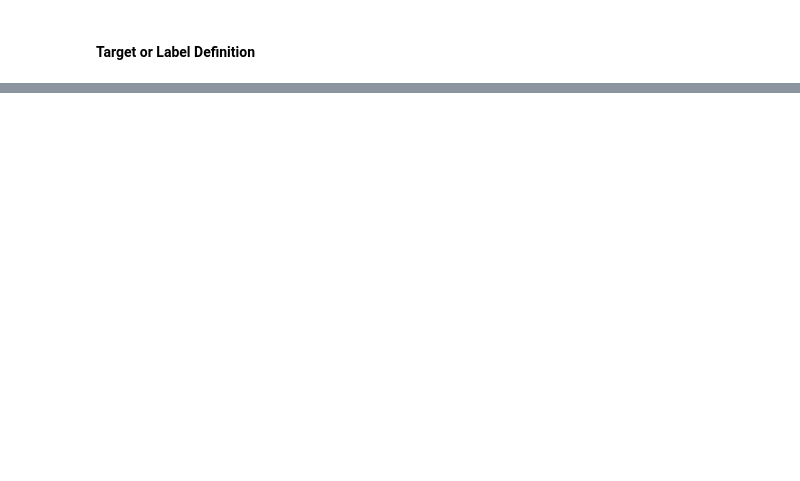
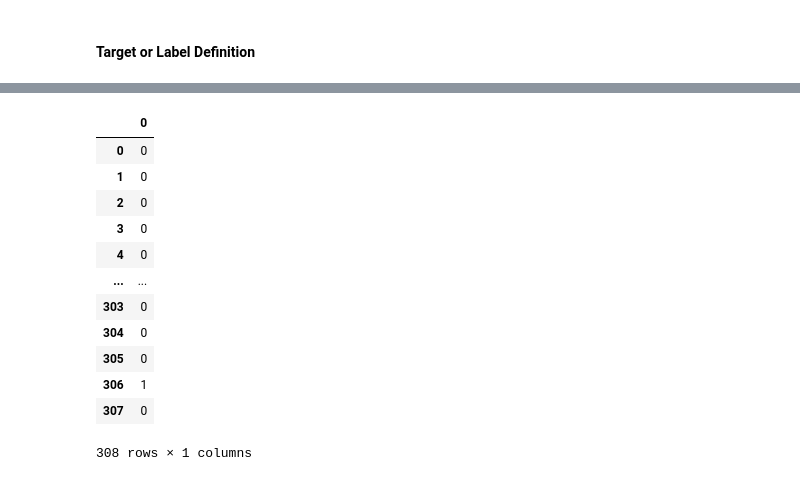
Before and after one commit to fbristotti/cqf, a Jupyter notebook: exam3/exam3.ipynb, the cells around one changed output, grey strips where cells are left out. Drawn from its saved outputs; the diff is of its cells as text; code cells hidden in the pictures; blank space fills up the shorter version.

```diff
--- a/exam3/exam3.ipynb
+++ b/exam3/exam3.ipynb
@@ -180,0 +220,18 @@ $$
+# %%
+y_pred = classifier.predict(X_test)
+# %%
+pd.DataFrame(data=y_pred)
+# %% [output]
+|  | 0 |
+| 0 | 0 |
+| 1 | 0 |
+| 2 | 0 |
+| 3 | 0 |
+| 4 | 0 |
+| ... | ... |
+| 303 | 0 |
+| 304 | 0 |
+| 305 | 0 |
+| 306 | 1 |
+| 307 | 0 |
+308 rows × 1 columns
```
Also changed, not shown: parts of 15 cells of this notebook.
